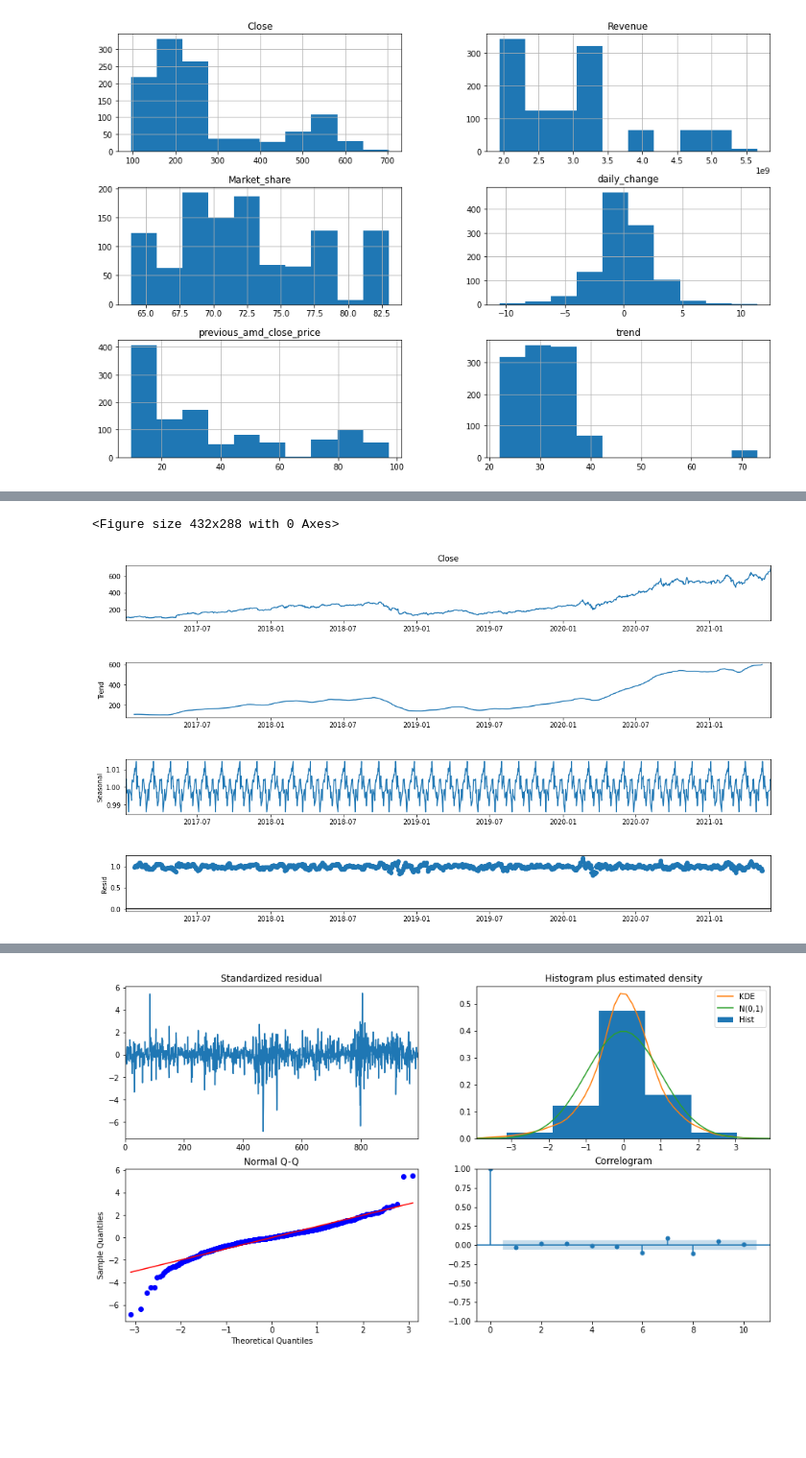
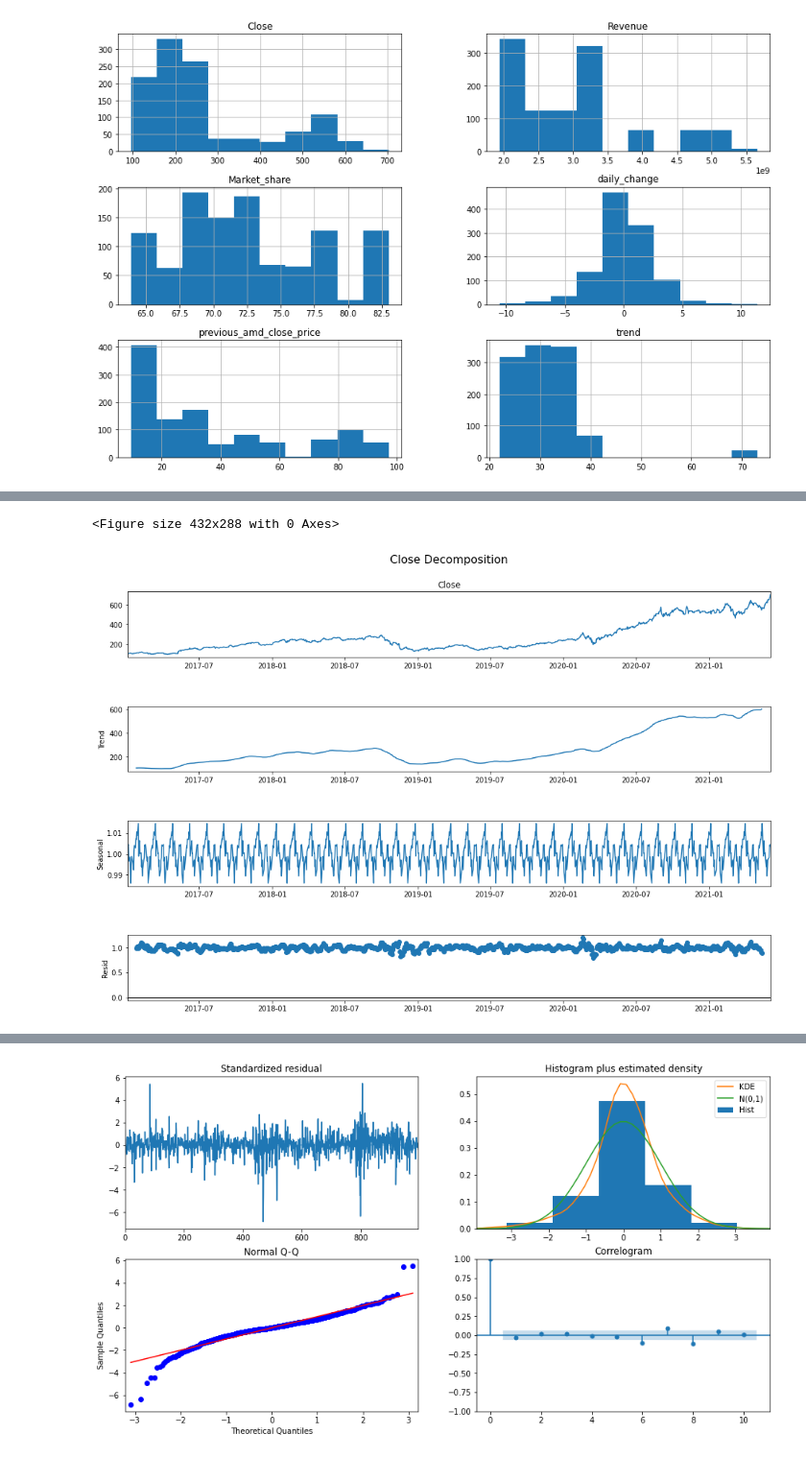
Before and after one commit to jayce7376/Nvidia_Stock_Prediction, a Jupyter notebook: notebook.ipynb, the cells around one changed output, grey strips where cells are left out. Shown at 96% size. Saved outputs shown, nothing was run; the diff lists cells and outputs as text; code cells hidden in the pictures; blank space fills up the shorter version.

Commit message:
added graphs

```diff
--- a/notebook.ipynb
+++ b/notebook.ipynb
@@ -241,11 +208,13 @@ dtype: float64
 # %%
 result = seasonal_decompose(nvidia.Close, model='multiplicative', period=30)
 fig = plt.figure()
 fig = result.plot()
-fig.set_size_inches(16, 9)
+fig.set_size_inches(15, 10)
+fig.suptitle('Close Decomposition', fontsize=16, x = 0.55)
+fig.savefig('./images/close_dcompose.png')
 # %% [output]
 <Figure size 432x288 with 0 Axes>
-[figure, old version]
+[figure, new version]
 # %%
 rcParams['figure.figsize'] = 10, 6
 nvidia_stock_log = np.log(nvidia.Close)
```
Also changed, not shown: parts of 47 cells of this notebook, 8 other files.
